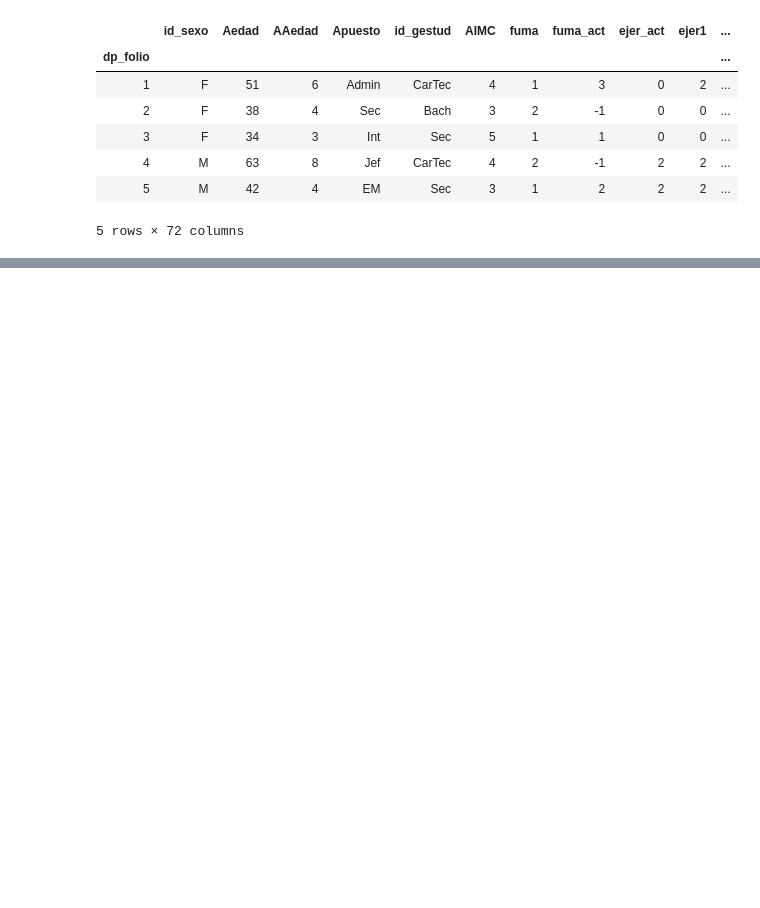
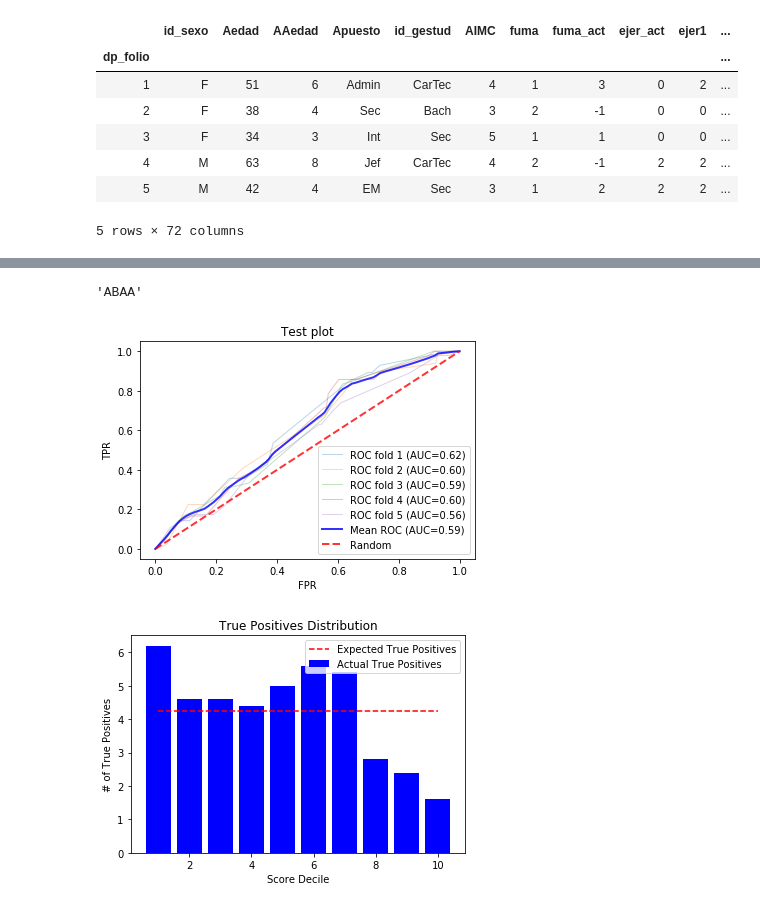
Before and after one commit to vicalbiter/histories, a Jupyter notebook: Imported Scripts.ipynb, the cells around one changed output, grey strips where cells are left out. Cells and saved outputs as stored; diff of their text form; code cells hidden in the pictures; blank space fills up the shorter version.

```diff
--- a/Imported Scripts.ipynb
+++ b/Imported Scripts.ipynb
@@ -59,0 +104,13 @@ ndata
+# %%
+buf = np.array(pm.string_generator("", ["A", "B"], 4)).flatten()
+hist_posibilities = pm.string_padding("", buf, "")
+hist_posibilities[4]
+# %% [output]
+'ABAA'
+# %%
+queries = {"ejerHistory": hist_posibilities}
+# %%
+validation.run_cv(rdata, queries, "obesity", 1, 5, "Test plot")
+# %% [output]
+[figure, added]
+[figure, added]
```
Also changed, not shown: parts of 11 cells of this notebook, 2 other files.
